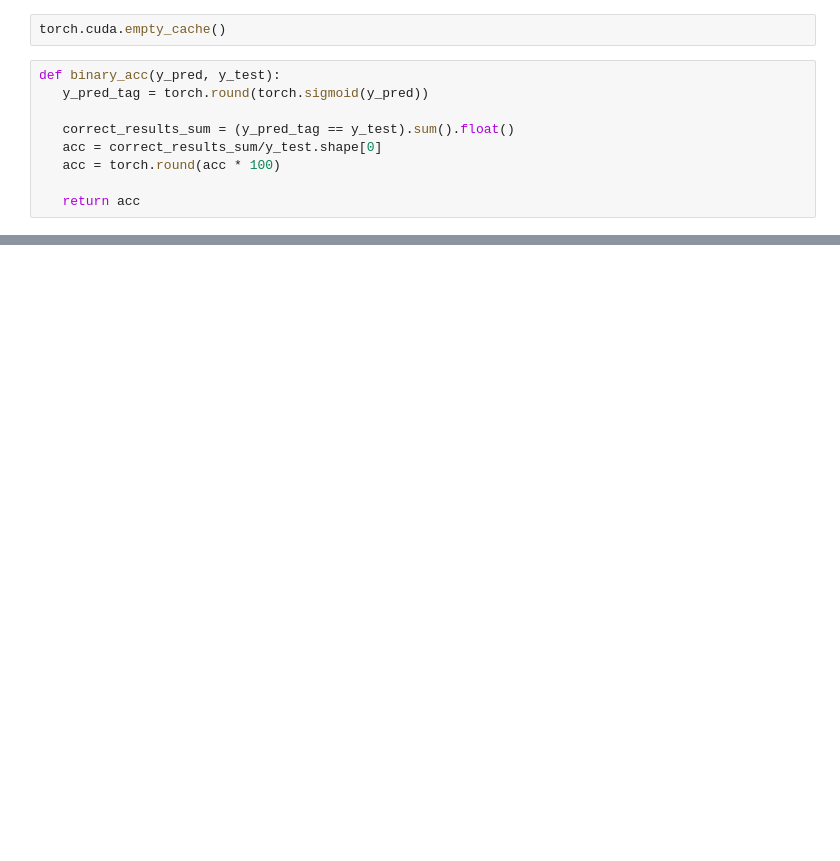
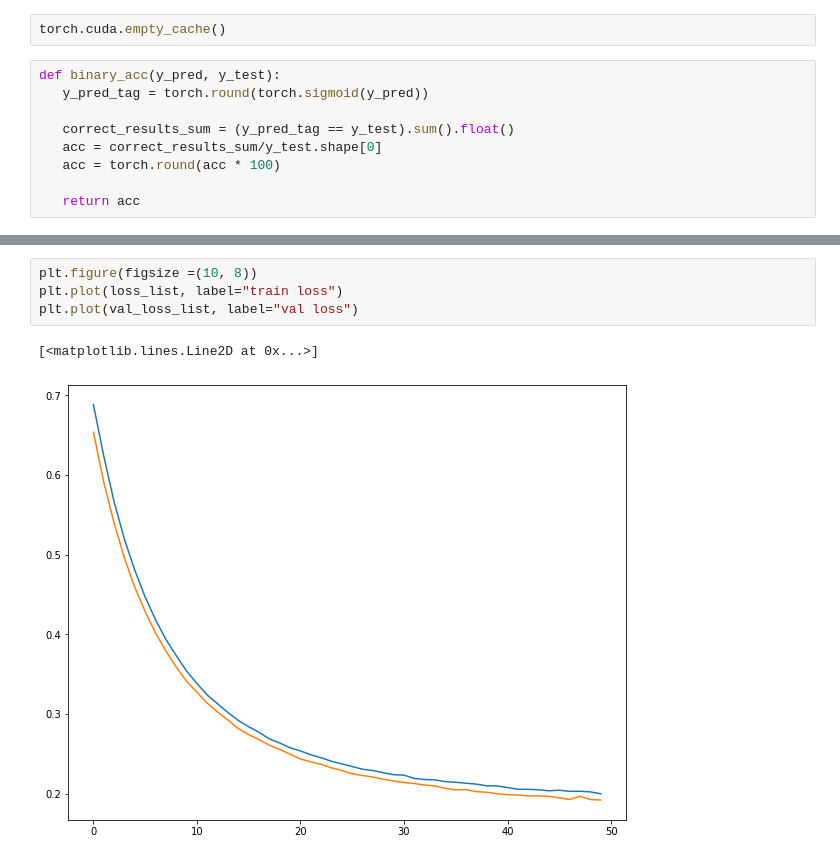
Before and after one commit to kaouthardjezzar/Segmentation-multi-image-d-images-IRM-, a Jupyter notebook: UNet.ipynb, the cells around one changed output, grey strips where cells are left out. Drawn from its saved outputs; the diff is of its cells as text; blank space fills up the shorter version.

```diff
--- a/UNet.ipynb
+++ b/UNet.ipynb
@@ -248,3 +270,10 @@ Epoch  19 ; train loss =  0.1669541872292757
+# %%
+plt.figure(figsize =(10, 8))
+plt.plot(loss_list, label="train loss")
+plt.plot(val_loss_list, label="val loss")
+# %% [output]
+[<matplotlib.lines.Line2D at 0x...>]
+[figure, added]
 # %%
 import matplotlib.pyplot as plt
 import numpy as np
```
Also changed, not shown: parts of 7 cells of this notebook.
